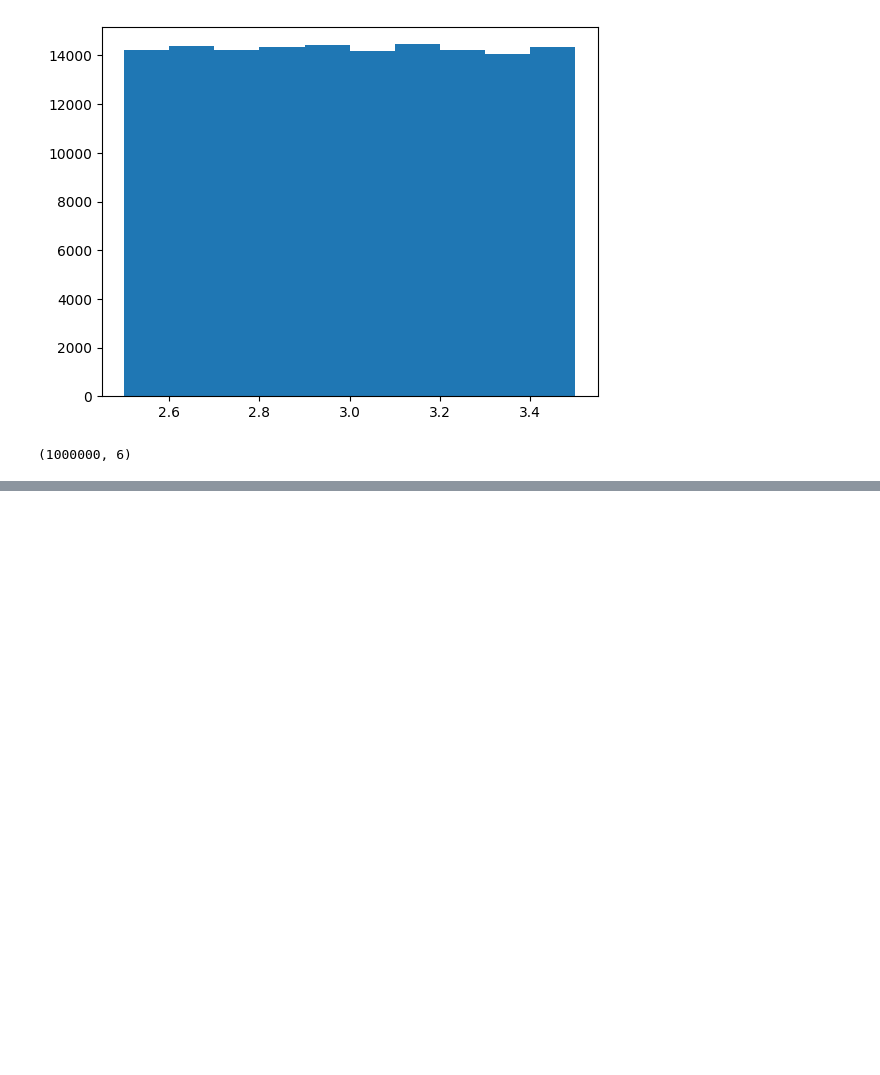
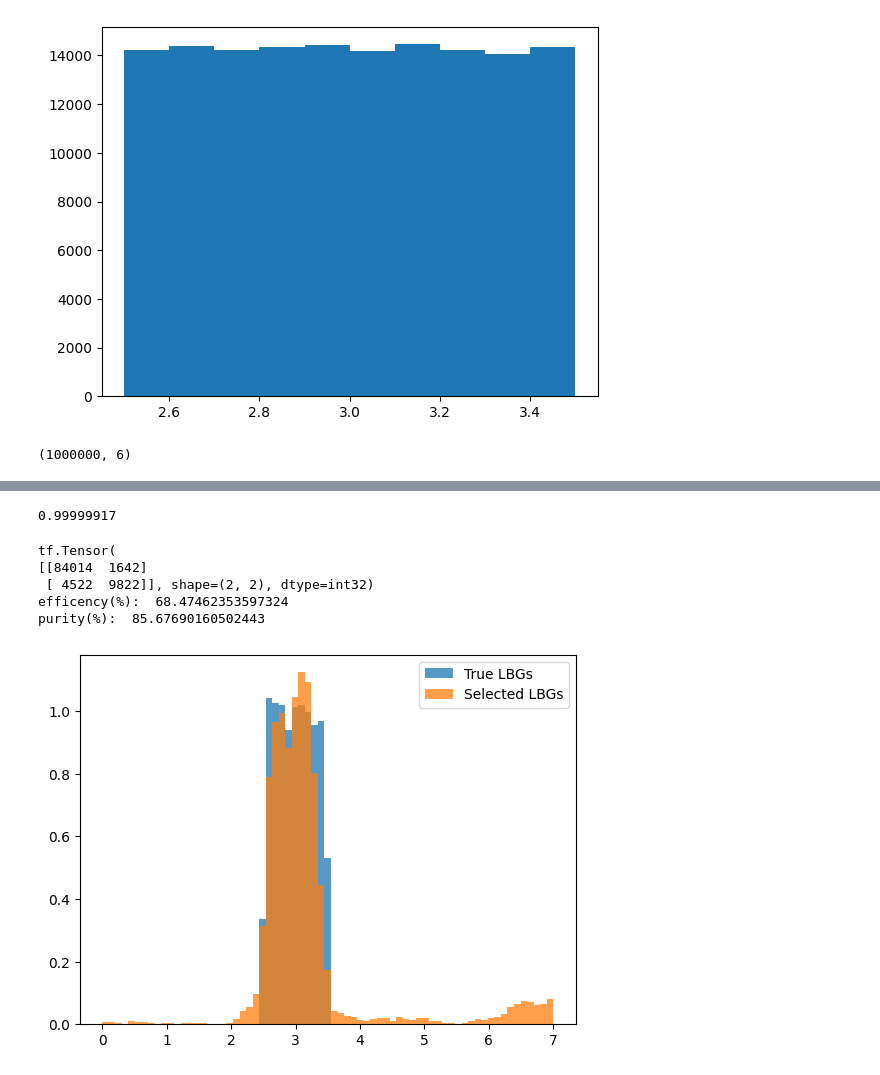
Before and after one commit to fpetri115/LBGoptimise, a Jupyter notebook: test_training_data.ipynb, the cells around one changed output, grey strips where cells are left out. Saved outputs shown, nothing was run; the diff lists cells and outputs as text; code cells hidden in the pictures; blank space fills up the shorter version.

Commit message:
plotting nzs

```diff
--- a/test_training_data.ipynb
+++ b/test_training_data.ipynb
@@ -56,7 +56,8 @@ train_dataset = train_dataset.batch(batch_size=1000)
 # %% [output]
 (1000000, 6)
 # %%
-model = tfdf.keras.RandomForestModel(max_depth=16, verbose=2)
+depth = 32
+model = tfdf.keras.RandomForestModel(max_depth=depth, verbose=2)
 model.fit(train_dataset)
 # %% [output]
 Use 10 thread(s) for training
@@ -118,0 +120,35 @@ predicted_labels = model.predict(test_dataset.batch(batch_size=1000))
+# %%
+predicted_labels[:, 0].max()
+# %% [output]
+0.99999917
+# %%
+confidence_level = 0.5 #hyperparameter(ideal value depends on survey size? The larger your initial set of galaxies, the lower)
+predictions = predicted_labels[:, 0]
+predicted_labels_at_confidence = np.where(predictions > confidence_level, 1.0, 0.0)
+cmatrix = tf.math.confusion_matrix(labels[train_size:], predicted_labels_at_confidence)
+
+print(cmatrix)
+# TN FP
+# FN TP
+
+z_bins = np.linspace(0.0, 7.0, 70)
+
+test_set_redshifts = redshifts[train_size:]
+test_set_lbgs = test_set_redshifts[np.where((test_set_redshifts > 2.5) & (test_set_redshifts < 3.5) )[0]]
+
+selected_lbgs = test_set_redshifts[np.where(predicted_labels_at_confidence == 1.0)[0]]
+
+
+plt.hist(test_set_lbgs, bins=z_bins, label="True LBGs", density=True, alpha=0.75)
+plt.hist(selected_lbgs, bins=z_bins, label="Selected LBGs", density=True, alpha=0.75)
+plt.legend()
+
+print("efficency(%): ", float(((cmatrix[1, 1])/test_set_lbgs.shape[0])*100))
+print("purity(%): ", float((cmatrix[1, 1]/(cmatrix[0,1]+cmatrix[1, 1]))*100)) #of all positives - which are truly lbgs?
+# %% [output]
+tf.Tensor(
+[[84014  1642]
+ [ 4522  9822]], shape=(2, 2), dtype=int32)
+efficency(%):  68.47462353597324
+purity(%):  85.67690160502443
+[figure, added]
```
Also changed, not shown: parts of 5 cells of this notebook, 2 other files.
